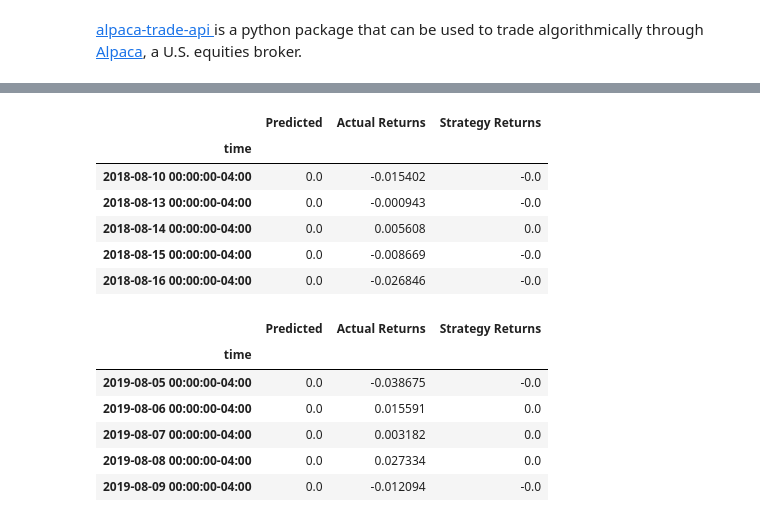
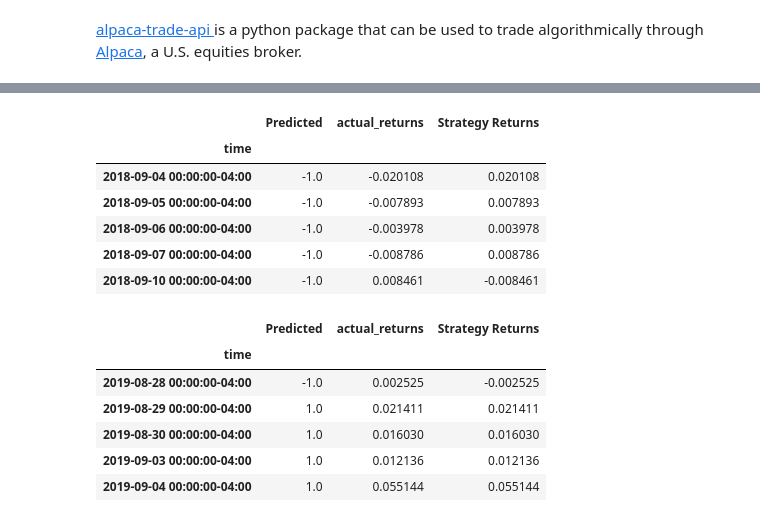
Before and after one commit to mhennis7/Training_BOT_Project2, a Jupyter notebook: live_trade_demo.ipynb, the cells around one changed output, grey strips where cells are left out. Cells and saved outputs as stored; diff of their text form; code cells hidden in the pictures.

```diff
--- a/live_trade_demo.ipynb
+++ b/live_trade_demo.ipynb
@@ -47,7 +36,11 @@ api = tradeapi.REST(API_KEY, API_SECRET, ALPACA_API_BASE_URL, api_version="v2")
 # %%
 # ticker symbol
-symbol = "FB"
+symbol = "GE"
 # get maximun rows data from alpaca
 bar_set = api.get_barset(symbol, "day", limit= 252 * 3)[symbol].df
-# pandas dataframe
-signals_df = pd.DataFrame(data=bar_set)
+# Set the short window and long window
+sma_1 = 9
+sma_2 = 21
+
+# retrive from Alpaca
+df = pd.DataFrame(data=bar_set)
@@ -311,0 +243,7 @@ weighted avg       0.93      0.93      0.93       251
+# %%
+# Calculate the strategy returns and add them to the signals_df DataFrame
+df['Strategy Returns'] = df['actual_returns'] * df['signal'].shift()
+
+# Review the DataFrame
+display(signals_df.head())
+#display(signals_df.tail())
@@ -312,33 +258,33 @@ weighted avg       0.93      0.93      0.93       251
 # %%
 # Create a new empty predictions DataFrame.
 
 # Create a predictions DataFrame
 pred_df = pd.DataFrame(index=X_train.index)
 
 # Add the SVM model predictions to the DataFrame
 pred_df['Predicted'] = pred
 
 # Add the actual returns to the DataFrame
-pred_df ['Actual Returns'] = signals_df['Actual Returns']
+pred_df ['actual_returns'] = df['actual_returns']
 
 # Add the strategy returns to the DataFrame
-pred_df['Strategy Returns'] = pred_df['Actual Returns'] * pred_df['Predicted']
+pred_df['Strategy Returns'] = pred_df['actual_returns'] * pred_df['Predicted']
 
 # Review the DataFrame
 display(pred_df.head())
 display(pred_df.tail())
 # %% [output]
-|  | Predicted | Actual Returns | Strategy Returns |
+|  | Predicted | actual_returns | Strategy Returns |
 | time |  |  |  |
-| 2018-08-10 00:00:00-04:00 | 0.0 | -0.015402 | -0.0 |
-| 2018-08-13 00:00:00-04:00 | 0.0 | -0.000943 | -0.0 |
-| 2018-08-14 00:00:00-04:00 | 0.0 | 0.005608 | 0.0 |
-| 2018-08-15 00:00:00-04:00 | 0.0 | -0.008669 | -0.0 |
-| 2018-08-16 00:00:00-04:00 | 0.0 | -0.026846 | -0.0 |
+| 2018-09-04 00:00:00-04:00 | -1.0 | -0.020108 | 0.020108 |
+| 2018-09-05 00:00:00-04:00 | -1.0 | -0.007893 | 0.007893 |
+| 2018-09-06 00:00:00-04:00 | -1.0 | -0.003978 | 0.003978 |
+| 2018-09-07 00:00:00-04:00 | -1.0 | -0.008786 | 0.008786 |
+| 2018-09-10 00:00:00-04:00 | -1.0 | 0.008461 | -0.008461 |
-|  | Predicted | Actual Returns | Strategy Returns |
+|  | Predicted | actual_returns | Strategy Returns |
 | time |  |  |  |
-| 2019-08-05 00:00:00-04:00 | 0.0 | -0.038675 | -0.0 |
-| 2019-08-06 00:00:00-04:00 | 0.0 | 0.015591 | 0.0 |
-| 2019-08-07 00:00:00-04:00 | 0.0 | 0.003182 | 0.0 |
-| 2019-08-08 00:00:00-04:00 | 0.0 | 0.027334 | 0.0 |
-| 2019-08-09 00:00:00-04:00 | 0.0 | -0.012094 | -0.0 |
+| 2019-08-28 00:00:00-04:00 | -1.0 | 0.002525 | -0.002525 |
+| 2019-08-29 00:00:00-04:00 | 1.0 | 0.021411 | 0.021411 |
+| 2019-08-30 00:00:00-04:00 | 1.0 | 0.016030 | 0.016030 |
+| 2019-09-03 00:00:00-04:00 | 1.0 | 0.012136 | 0.012136 |
+| 2019-09-04 00:00:00-04:00 | 1.0 | 0.055144 | 0.055144 |
```
Also changed, not shown: parts of 42 cells of this notebook.
